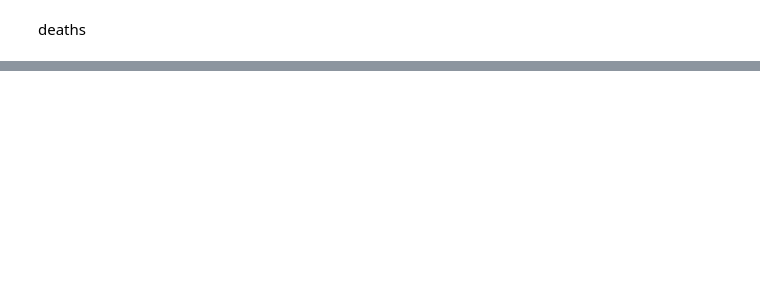
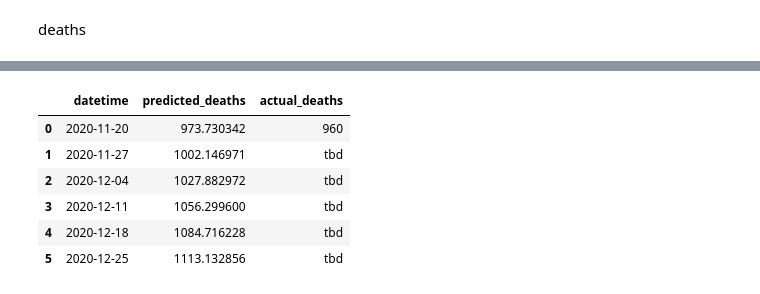
Before and after one commit to searanch/covid-19-predictions, a Jupyter notebook: san_diego_county.ipynb, the cells around one changed output, grey strips where cells are left out. Saved outputs shown, nothing was run; the diff lists cells and outputs as text; code cells hidden in the pictures; blank space fills up the shorter version.

```diff
--- a/san_diego_county.ipynb
+++ b/san_diego_county.ipynb
@@ -267,0 +217,11 @@ plt.show()
+# %%
+#extract nedded columns
+weeks_deaths[['datetime','predicted_deaths','actual_deaths']].copy()
+# %% [output]
+|  | datetime | predicted_deaths | actual_deaths |
+| 0 | 2020-11-20 | 973.730342 | 960 |
+| 1 | 2020-11-27 | 1002.146971 | tbd |
+| 2 | 2020-12-04 | 1027.882972 | tbd |
+| 3 | 2020-12-11 | 1056.299600 | tbd |
+| 4 | 2020-12-18 | 1084.716228 | tbd |
+| 5 | 2020-12-25 | 1113.132856 | tbd |
```
Also changed, not shown: parts of 19 cells of this notebook, 3 other files.
